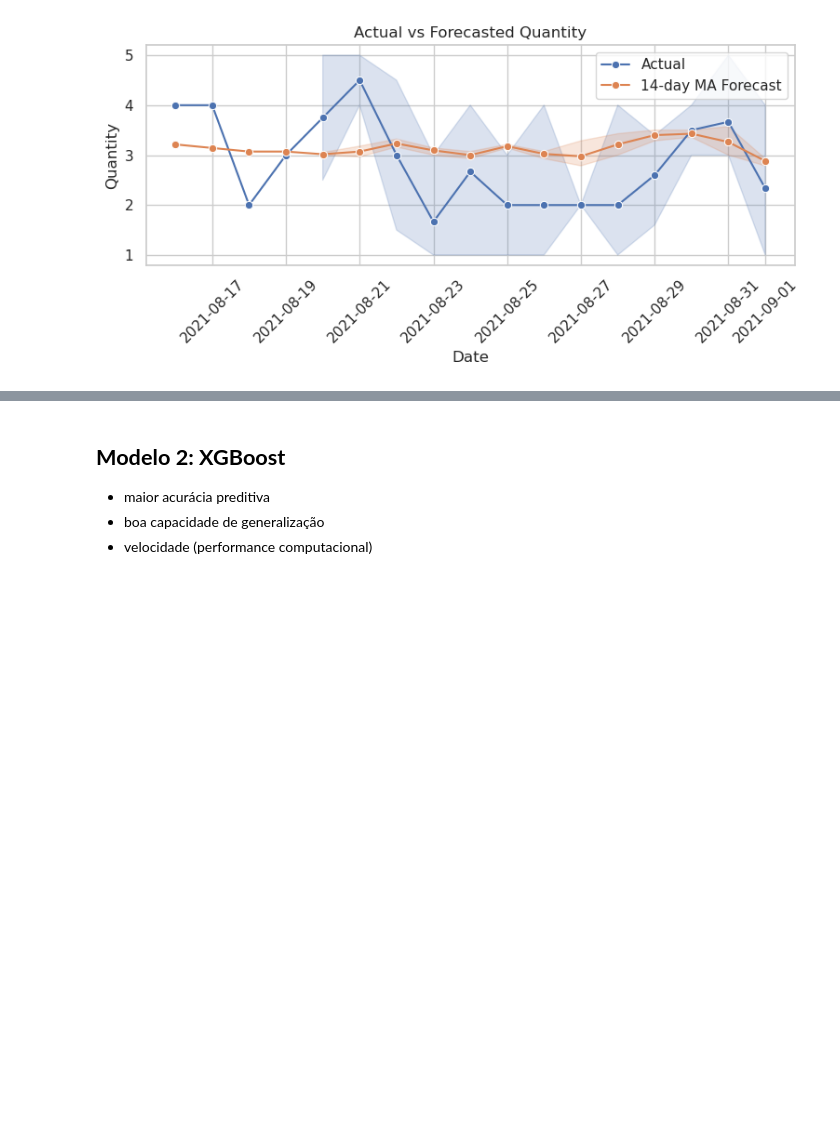
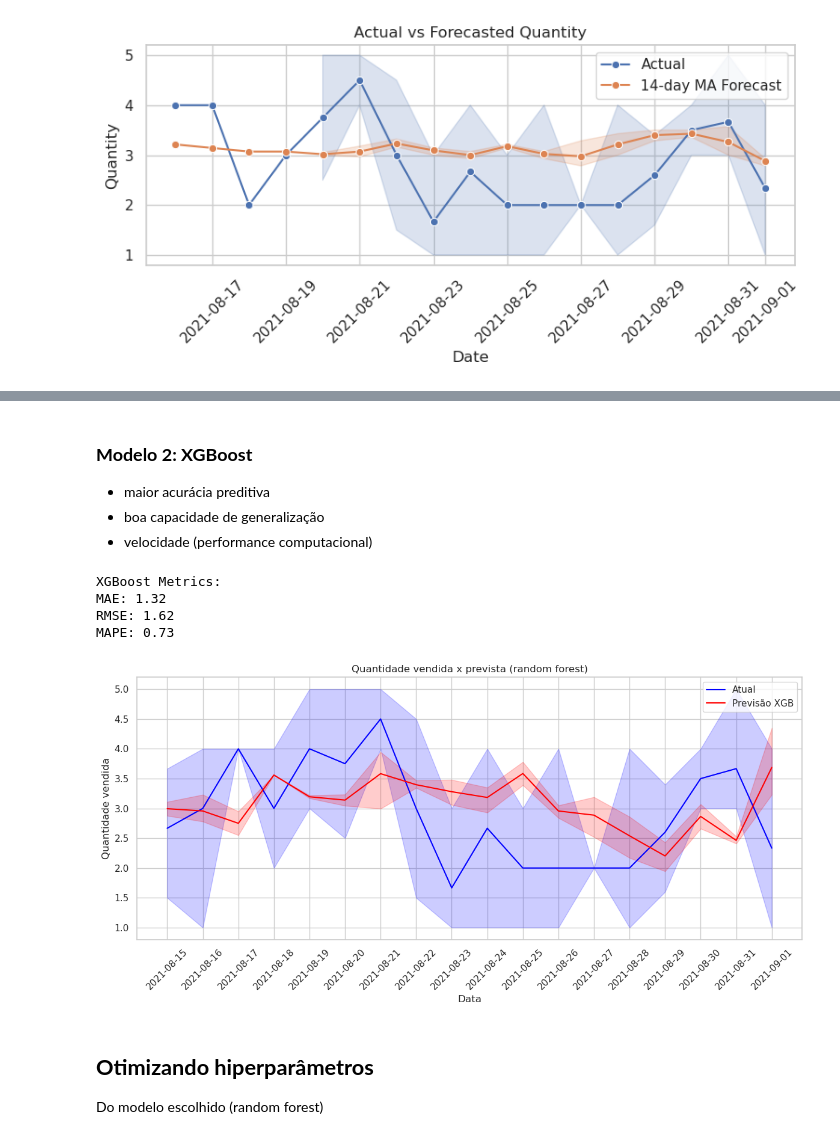
Before and after one commit to joaomj/case_mrhealth, a Jupyter notebook: notebook.ipynb, the cells around one changed output, grey strips where cells are left out. Saved outputs shown, nothing was run; the diff lists cells and outputs as text; code cells hidden in the pictures; blank space fills up the shorter version.

```diff
--- a/notebook.ipynb
+++ b/notebook.ipynb
@@ -690,5 +799,49 @@ plt.show()
 # %% [markdown]
-## **Modelo 2: XGBoost**
+### **Modelo 2: XGBoost**
 - maior acurácia preditiva
 - boa capacidade de generalização
 - velocidade (performance computacional)
+# %%
+# Preparando X e y
+X_train = df_train[features]
+y_train = df_train['qtd']
+X_test = df_test[features]
+y_test = df_test['qtd']
+
+# Inicializando modelo
+xgb_model = XGBRegressor()
+xgb_model.fit(X_train, y_train)
+
+# Previsões
+xgb_pred = xgb_model.predict(X_test)
+
+# Cálculo das métricas
+xgb_mae = mean_absolute_error(y_test, xgb_pred)
+xgb_rmse = np.sqrt(mean_squared_error(y_test, xgb_pred))
+xgb_mape = mean_absolute_percentage_error(y_test, xgb_pred)
+
+print(f"XGBoost Metrics:")
+print(f"MAE: {xgb_mae:.2f}")
+print(f"RMSE: {xgb_rmse:.2f}")
+print(f"MAPE: {xgb_mape:.2f}")
+
+# Plotando
+plt.figure(figsize=(12, 6))
+sns.lineplot(x=df_test['data'], y=y_test, label='Atual', color='blue')
+sns.lineplot(x=df_test['data'], y=rf_pred, label='Previsão XGB', color='red')
+plt.xlabel('Data')
+plt.ylabel('Quantidade vendida')
+plt.title('Quantidade vendida x prevista (random forest)')
+plt.legend()
+plt.xticks(rotation=45)
+plt.tight_layout()
+plt.show()
+# %% [output]
+XGBoost Metrics:
+MAE: 1.32
+RMSE: 1.62
+MAPE: 0.73
+[figure, added]
+# %% [markdown]
+## **Otimizando hiperparâmetros**
+Do modelo escolhido (random forest)
```
Also changed, not shown: parts of 13 cells of this notebook.
